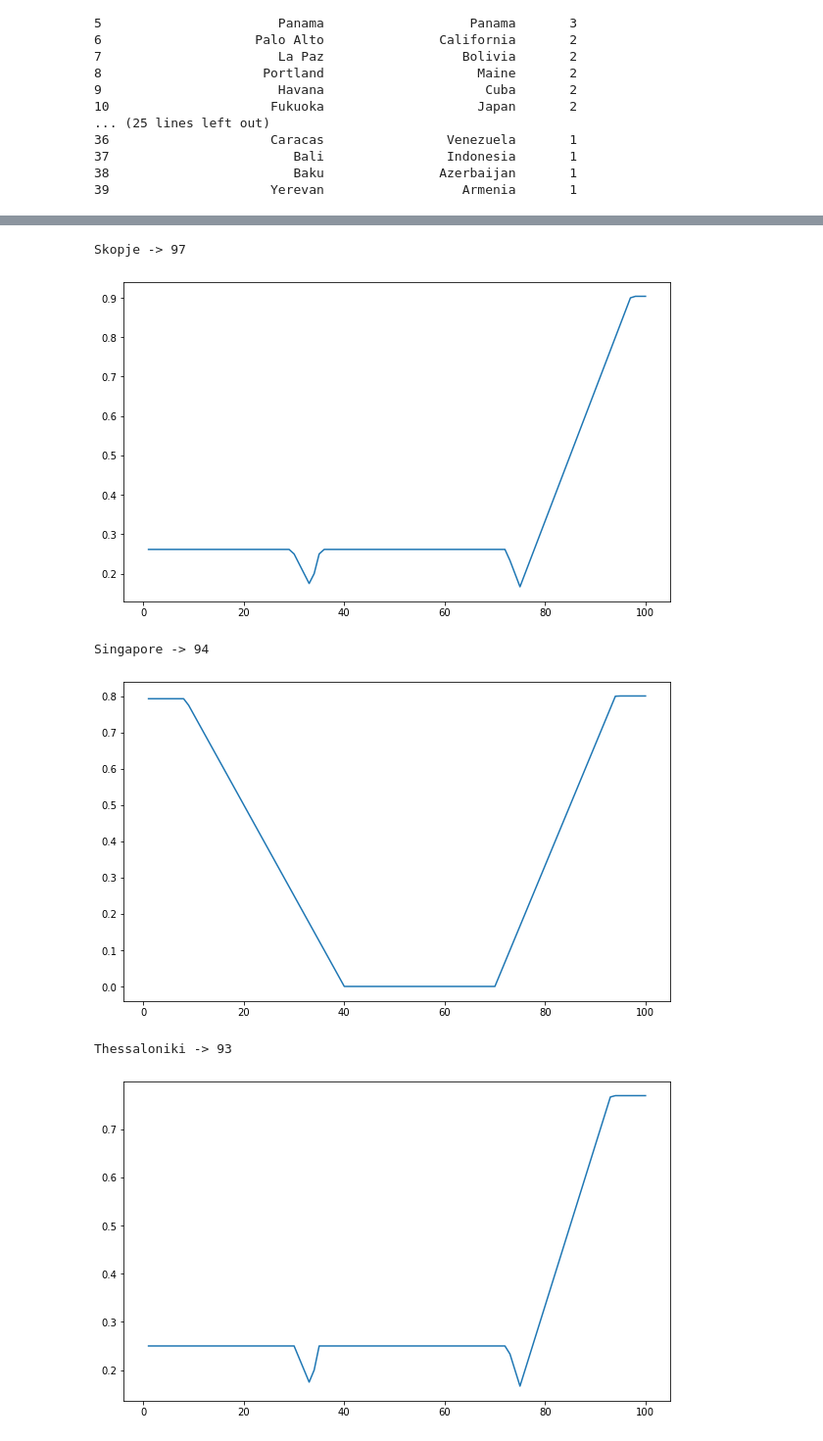
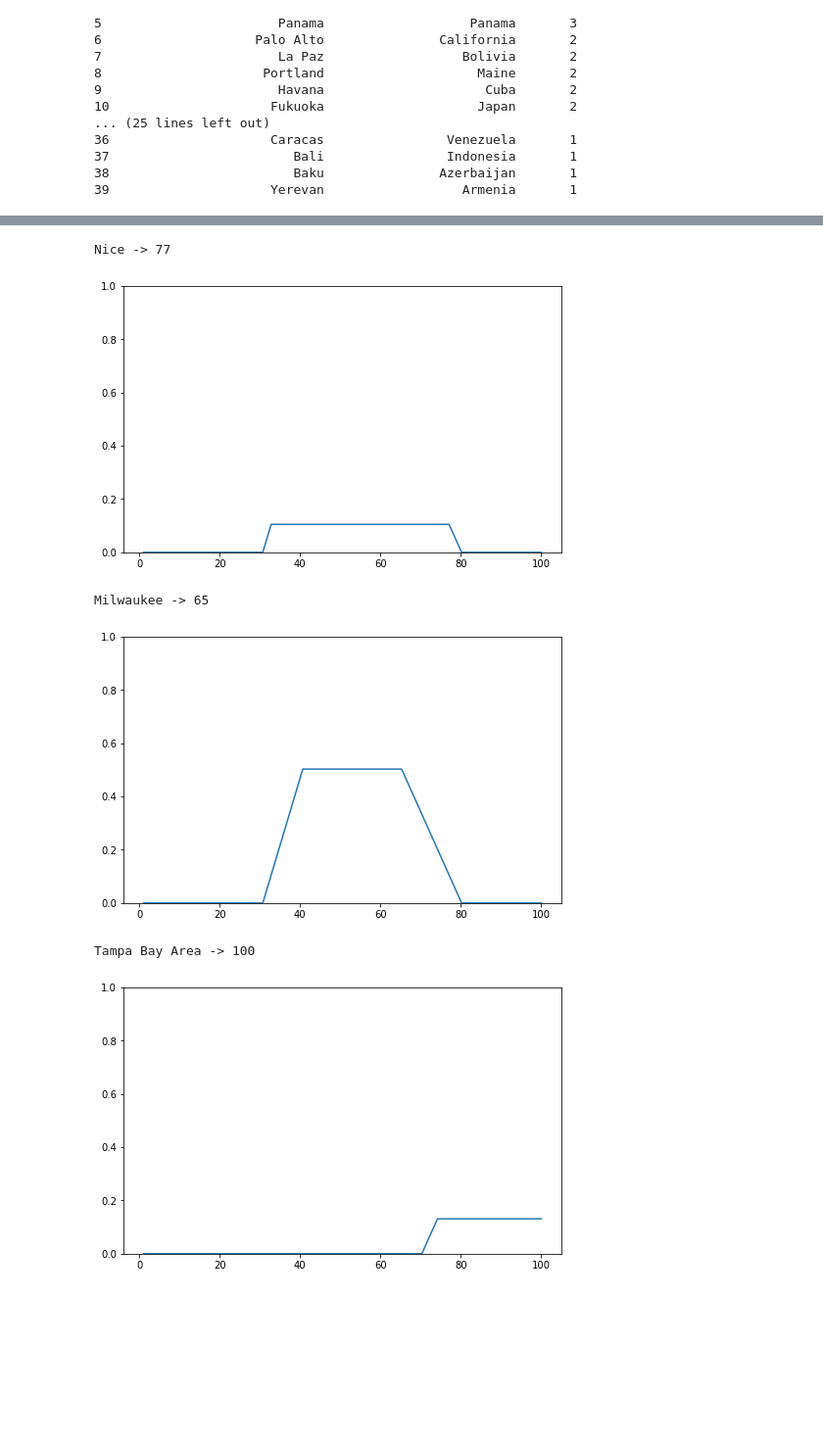
Before and after one commit to panierka/city_quality_of_life_classifier, a Jupyter notebook: city_ratings_classifier.ipynb, the cells around one changed output, grey strips where cells are left out. Shown at 98% size. Saved outputs shown, nothing was run; the diff lists cells and outputs as text; code cells hidden in the pictures; blank space fills up the shorter version.

Commit message:
fix: proper conjunction logic add: simple accuracy meter fix: linspaces work better now refactor: changed AdditiveNorm's name to ProductNorm fix: unwanted behavior for x=0, a=0, b=0 in trimf

```diff
--- a/city_ratings_classifier.ipynb
+++ b/city_ratings_classifier.ipynb
@@ -55,10 +55,15 @@ weights_data = {
     'Travel Connectivity' : 1.5,
 }
 
+weights_data = {
+    'Housing' : 1.5,
+    'Startups' : 0.5,
+}
+
 weights_vector = pd.Series(0.0, index=scores.columns[3:-1])
 for i in range(len(weights_vector)):
     row_name = weights_vector.index[i]
-    weights_vector[i] = weights_data.get(row_name, 1)
+    weights_vector[i] = weights_data.get(row_name, 0)
 # %%
 summable_values = list(scores)
 if 'Naive Sum' in summable_values:
@@ -95,46 +100,53 @@ preview_table = pd.concat([a.head(), b.head()])
 # %%
 import Modules.fuzzysys as fsys
 from Modules.membership_functions import TriangularFunction
-from Modules.norms import AdditiveNorm
 importlib.reload(fsys)
 
 fuzzy = fsys.FuzzySystem()
 fuzzy.add_antecedent('Housing', 'Bad', TriangularFunction(0, 0, 0.4))
 fuzzy.add_antecedent('Housing', 'Mid', TriangularFunction(0.3, 0.4, 0.8))
 fuzzy.add_antecedent('Housing', 'Good', TriangularFunction(0.7, 1, 1))
 
 fuzzy.add_antecedent('Startups', 'Bad', TriangularFunction(0, 0, 0.3))
 fuzzy.add_antecedent('Startups', 'Mid', TriangularFunction(0.2, 0.4, 0.6))
 fuzzy.add_antecedent('Startups', 'Good', TriangularFunction(0.5, 1, 1))
 
 fuzzy.add_rule({'Housing' : 'Bad', 'Startups': 'Bad'}, 'Bad')
 fuzzy.add_rule({'Housing' : 'Bad', 'Startups': 'Mid'}, 'Bad')
 fuzzy.add_rule({'Housing' : 'Bad', 'Startups': 'Good'}, 'Bad')
 fuzzy.add_rule({'Housing' : 'Mid', 'Startups': 'Bad'}, 'Mid')
 fuzzy.add_rule({'Housing' : 'Mid', 'Startups': 'Mid'}, 'Mid')
 fuzzy.add_rule({'Housing' : 'Mid', 'Startups': 'Good'}, 'Good')
 fuzzy.add_rule({'Housing' : 'Good', 'Startups': 'Bad'}, 'Good')
 fuzzy.add_rule({'Housing' : 'Good', 'Startups': 'Mid'}, 'Good')
 fuzzy.add_rule({'Housing' : 'Good', 'Startups': 'Good'}, 'Good')
 
 fuzzy.add_consequent('Bad', TriangularFunction(0, 0, 0.4))
 fuzzy.add_consequent('Mid', TriangularFunction(0.3, 0.5, 0.8))
 fuzzy.add_consequent('Good', TriangularFunction(0.7, 1, 1))
 
-for i in range(5):
-    sample = a.iloc[i]
-    result, fx = fuzzy.compute(sample, 'fom')
+successes = 0
+df = pd.concat([a, b])
+n = 5
+for i in range(n):
+    sample = df.iloc[i]
+    result, fx = fuzzy.compute(sample, 'lom')
     print(f'{sample["UA_Name"]} -> {result}')
-
-    xs = np.linspace(1, 100, num=100)
+    xs = np.linspace(1, 100, num=1000)
     fig, ax = plt.subplots()
-    fig.set_size_inches(10, 6)
+    fig.set_size_inches(8, 5)
+    ax.set_ylim([0, 1])
     ax.plot(xs, fx)
     plt.show()
+    r = result > 77
+    if r == (sample['Label'] == 'better'):
+        successes += 1
+accuracy = round(successes / n * 100, 1)
+print(f'dokładność wynosi {accuracy}%')
 # %% [output]
-Skopje -> 97
+Nice -> 77
-[figure, old version]
+[figure, new version]
-Singapore -> 94
+Milwaukee -> 65
-[figure, old version]
+[figure, new version]
-Thessaloniki -> 93
+Tampa Bay Area -> 100
-[figure, old version]
+[figure, new version]
```
Also changed, not shown: parts of 4 cells of this notebook, 4 other files.
